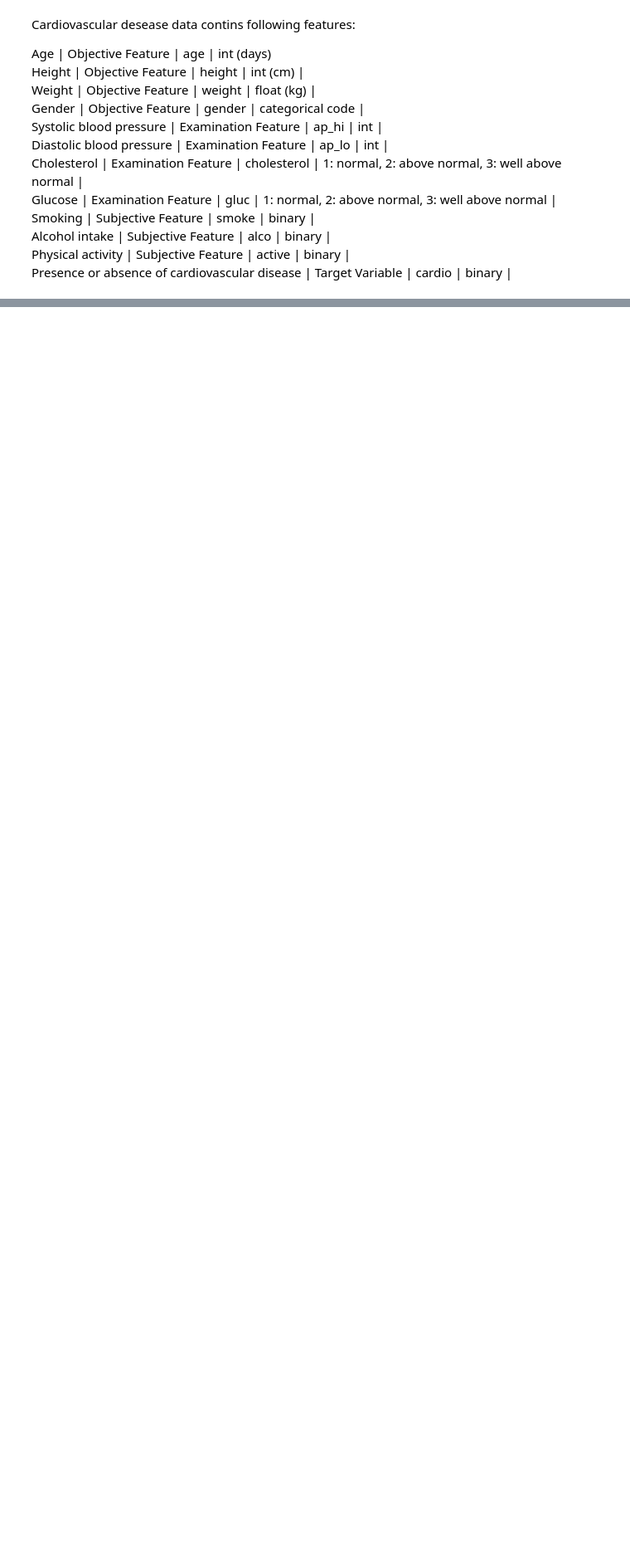
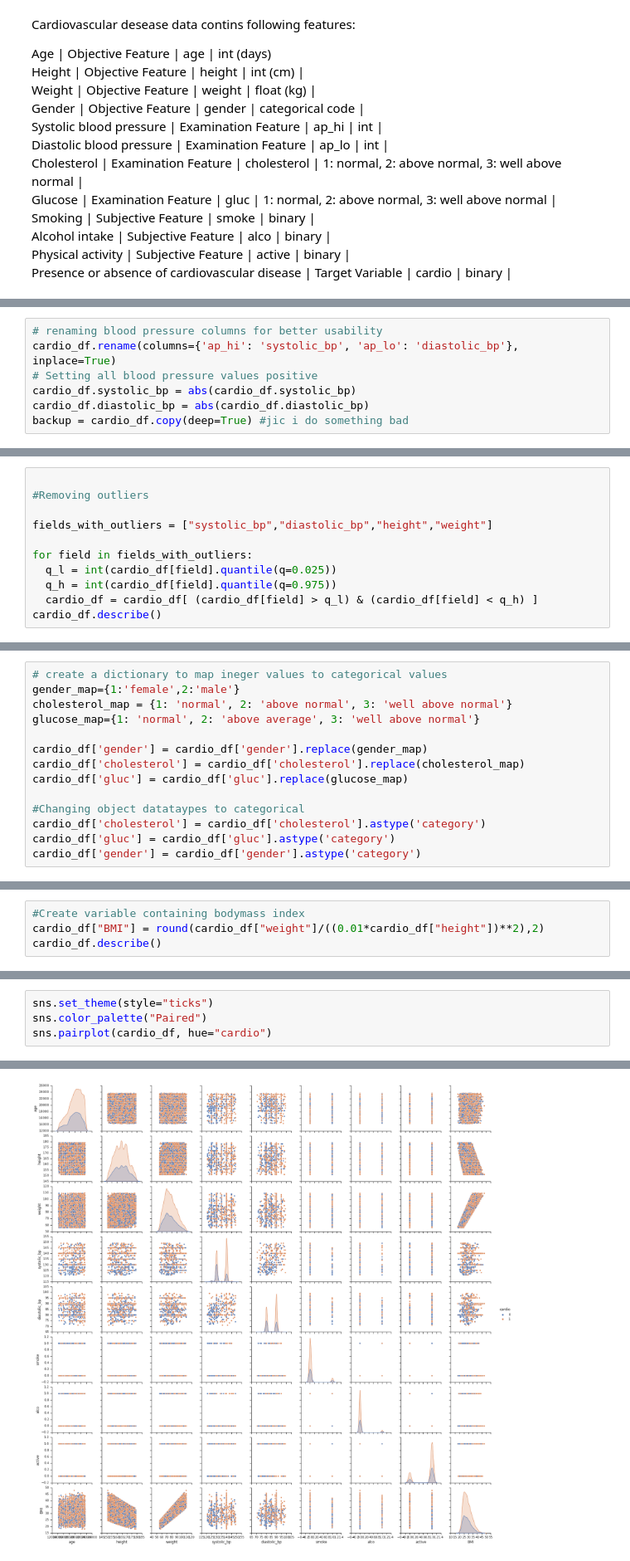
Before and after one commit to mimi-1/DataProjects, a Jupyter notebook: Cardio_regression.ipynb, the cells around one changed output, grey strips where cells are left out. Shown at 83% size. Saved outputs shown, nothing was run; the diff lists cells and outputs as text; blank space fills up the shorter version.

```diff
--- a/Cardio_regression.ipynb
+++ b/Cardio_regression.ipynb
@@ -130,0 +112,7 @@ cardio       1.000000
+# %%
+# renaming blood pressure columns for better usability
+cardio_df.rename(columns={'ap_hi': 'systolic_bp', 'ap_lo': 'diastolic_bp'}, inplace=True)
+# Setting all blood pressure values positive
+cardio_df.systolic_bp = abs(cardio_df.systolic_bp)
+cardio_df.diastolic_bp = abs(cardio_df.diastolic_bp)
+backup = cardio_df.copy(deep=True) #jic i do something bad
@@ -130,0 +132,11 @@ cardio       1.000000
+# %%
+
+#Removing outliers
+
+fields_with_outliers = ["systolic_bp","diastolic_bp","height","weight"]
+
+for field in fields_with_outliers:
+  q_l = int(cardio_df[field].quantile(q=0.025))
+  q_h = int(cardio_df[field].quantile(q=0.975))
+  cardio_df = cardio_df[ (cardio_df[field] > q_l) & (cardio_df[field] < q_h) ]
+cardio_df.describe()
@@ -130,0 +155,14 @@ cardio       1.000000
+# %%
+# create a dictionary to map ineger values to categorical values
+gender_map={1:'female',2:'male'}
+cholesterol_map = {1: 'normal', 2: 'above normal', 3: 'well above normal'}
+glucose_map={1: 'normal', 2: 'above average', 3: 'well above normal'}
+
+cardio_df['gender'] = cardio_df['gender'].replace(gender_map)
+cardio_df['cholesterol'] = cardio_df['cholesterol'].replace(cholesterol_map)
+cardio_df['gluc'] = cardio_df['gluc'].replace(glucose_map)
+
+#Changing object datataypes to categorical
+cardio_df['cholesterol'] = cardio_df['cholesterol'].astype('category')
+cardio_df['gluc'] = cardio_df['gluc'].astype('category')
+cardio_df['gender'] = cardio_df['gender'].astype('category')
@@ -130,0 +180,4 @@ cardio       1.000000
+# %%
+#Create variable containing bodymass index
+cardio_df["BMI"] = round(cardio_df["weight"]/((0.01*cardio_df["height"])**2),2)
+cardio_df.describe()
@@ -130,0 +198,5 @@ cardio       1.000000
+# %%
+sns.set_theme(style="ticks")
+sns.color_palette("Paired")
+sns.pairplot(cardio_df, hue="cardio")
+# %% [output]
@@ -130,0 +204 @@ cardio       1.000000
+[figure, added]
```
Also changed, not shown: parts of 35 cells of this notebook.
